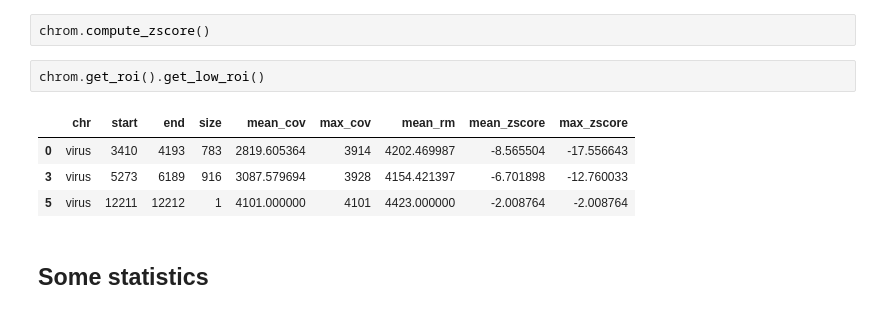
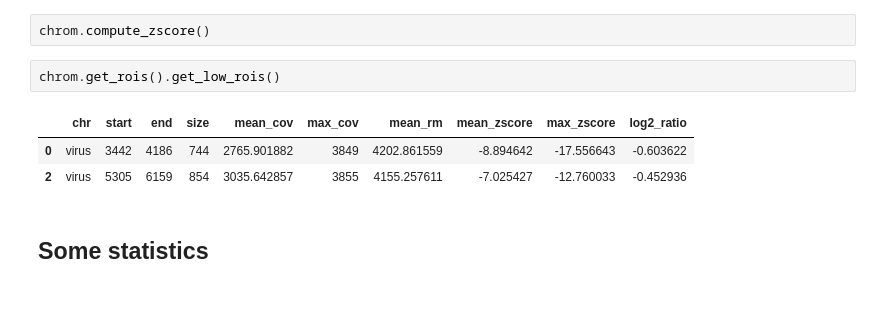
Before and after one commit to vladsaveliev/sequana, a Jupyter notebook: notebooks/coverage.ipynb, the cells around one changed output. Saved outputs shown, nothing was run; the diff lists cells and outputs as text.

```diff
--- a/notebooks/coverage.ipynb
+++ b/notebooks/coverage.ipynb
@@ -52,13 +60,12 @@ interact(f, N=widgets.IntSlider(min=501,max=16001, step=200))
 chrom.running_median(4101)
 # %%
 chrom.compute_zscore()
-# %%
-chrom.get_roi().get_low_roi()
-# %% [output]
-|  | chr | start | end | size | mean_cov | max_cov | mean_rm | mean_zscore | max_zscore |
-| 0 | virus | 3410 | 4193 | 783 | 2819.605364 | 3914 | 4202.469987 | -8.565504 | -17.556643 |
-| 3 | virus | 5273 | 6189 | 916 | 3087.579694 | 3928 | 4154.421397 | -6.701898 | -12.760033 |
-| 5 | virus | 12211 | 12212 | 1 | 4101.000000 | 4101 | 4423.000000 | -2.008764 | -2.008764 |
+# %%
+chrom.get_rois().get_low_rois()
+# %% [output]
+|  | chr | start | end | size | mean_cov | max_cov | mean_rm | mean_zscore | max_zscore | log2_ratio |
+| 0 | virus | 3442 | 4186 | 744 | 2765.901882 | 3849 | 4202.861559 | -8.894642 | -17.556643 | -0.603622 |
+| 2 | virus | 5305 | 6159 | 854 | 3035.642857 | 3855 | 4155.257611 | -7.025427 | -12.760033 | -0.452936 |
 # %% [markdown]
 ## Some statistics
 # %%
```
Also changed, not shown: parts of 9 cells of this notebook, 2 other files.
